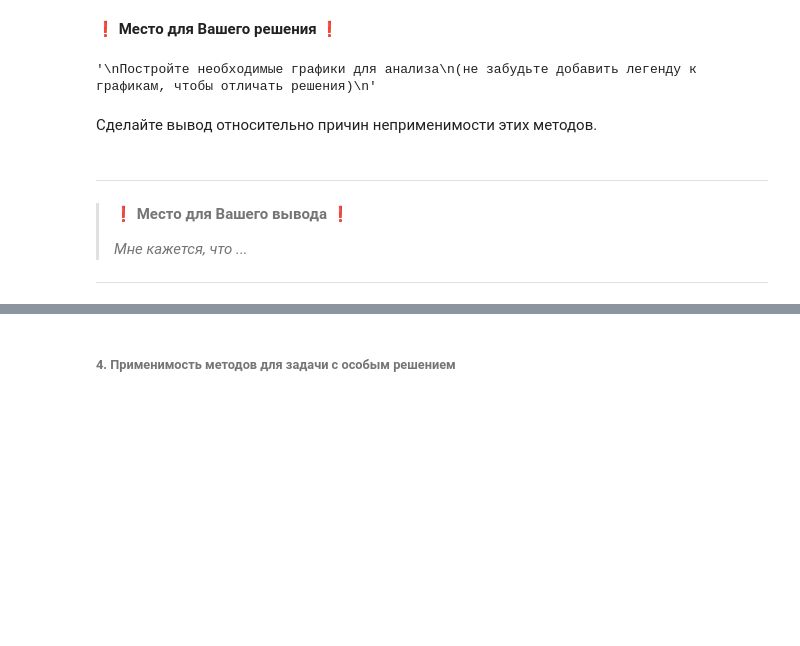
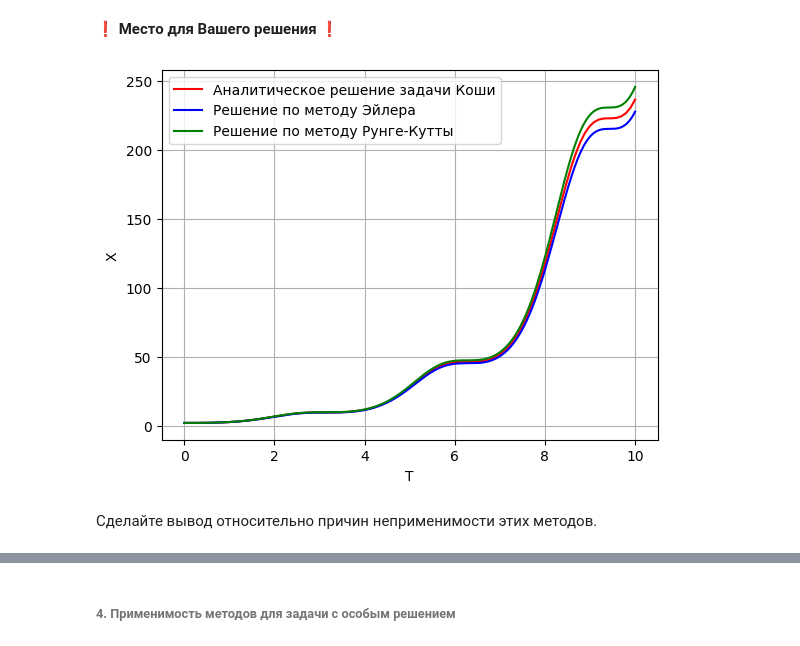
Before and after one commit to dimassolovev/differential-equations, a Jupyter notebook: lab_1.ipynb, the cells around one changed output, grey strips where cells are left out. Cells and saved outputs as stored; diff of their text form; code cells hidden in the pictures; blank space fills up the shorter version.

```diff
--- a/lab_1.ipynb
+++ b/lab_1.ipynb
@@ -641,31 +657,34 @@ plot_arr(runge_kutta_t, runge_kutta_x, "green", "Решение по метод
 '''
 
 def f(t,x):
-    ### Место для Вашего решения ###
-    pass
+    return x * np.sin(t) ** 2
 # %%
 '''
 Задайте функцию phi(t) — аналитическое решение задачи Коши
 '''
 
 def phi(t):
-    ### Место для Вашего решения ###
-    pass
+    return 2 * np.exp((t / 2) - (1 / 4) * np.sin(2 * t))
-# %%
-'''
-Постройте необходимые графики для анализа
-(не забудьте добавить легенду к графикам, чтобы отличать решения)
-'''
-
-### Место для Вашего решения ###
-# %% [output]
-'\nПостройте необходимые графики для анализа\n(не забудьте добавить легенду к графикам, чтобы отличать решения)\n'
+# %%
+'''
+Постройте необходимые графики для анализа
+(не забудьте добавить легенду к графикам, чтобы отличать решения)
+'''
+
+# Начальные условия
+t_segment = [0, 10]
+x_0 = [2]
+
+dt = 0.02
+runge_kutta_t, runge_kutta_x = Runge_Kutta_method(f, t_segment, x_0, dt)
+euler_t, euler_x = Euler_method(f, t_segment, x_0, dt)
+
+
+plot_func(t_segment, phi, "red", "Aналитическое решение задачи Коши")
+plot_arr(euler_t, euler_x, "blue", "Решение по методу Эйлера")
+plot_arr(runge_kutta_t, runge_kutta_x, "green", "Решение по методу Рунге-Кутты")
+# %% [output]
+[figure, added]
 # %% [markdown]
 
 Сделайте вывод относительно причин неприменимости этих методов.
-# %% [markdown]
----
-> ❗ **Место для Вашего вывода** ❗
->
-> *Мне кажется, что ...*
----
```
Also changed, not shown: parts of 13 cells of this notebook.
